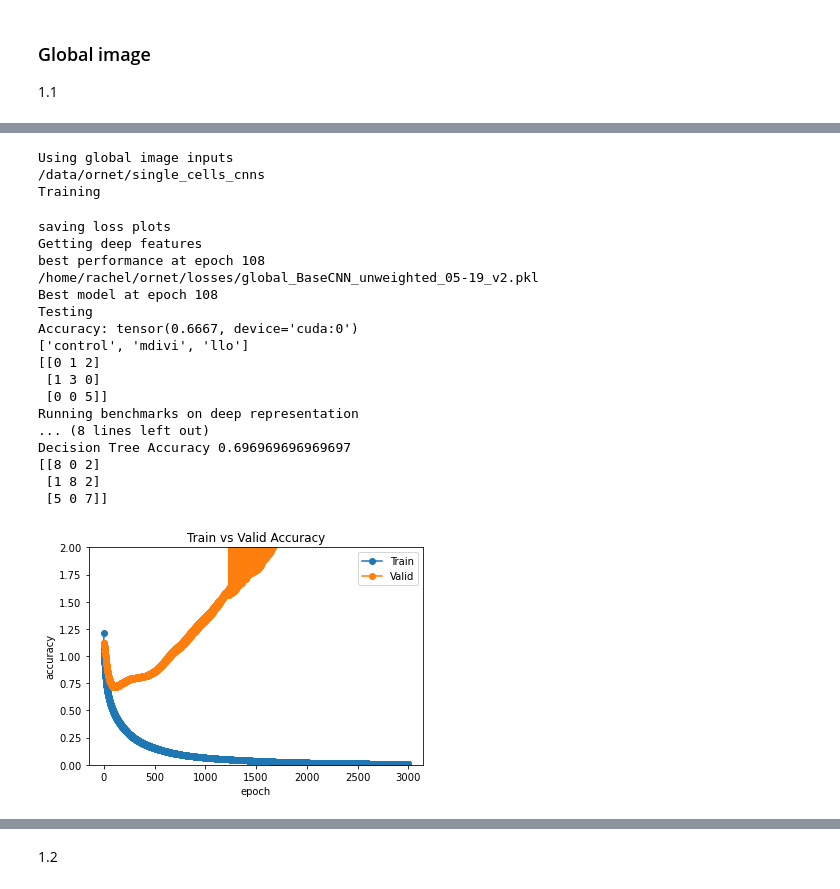
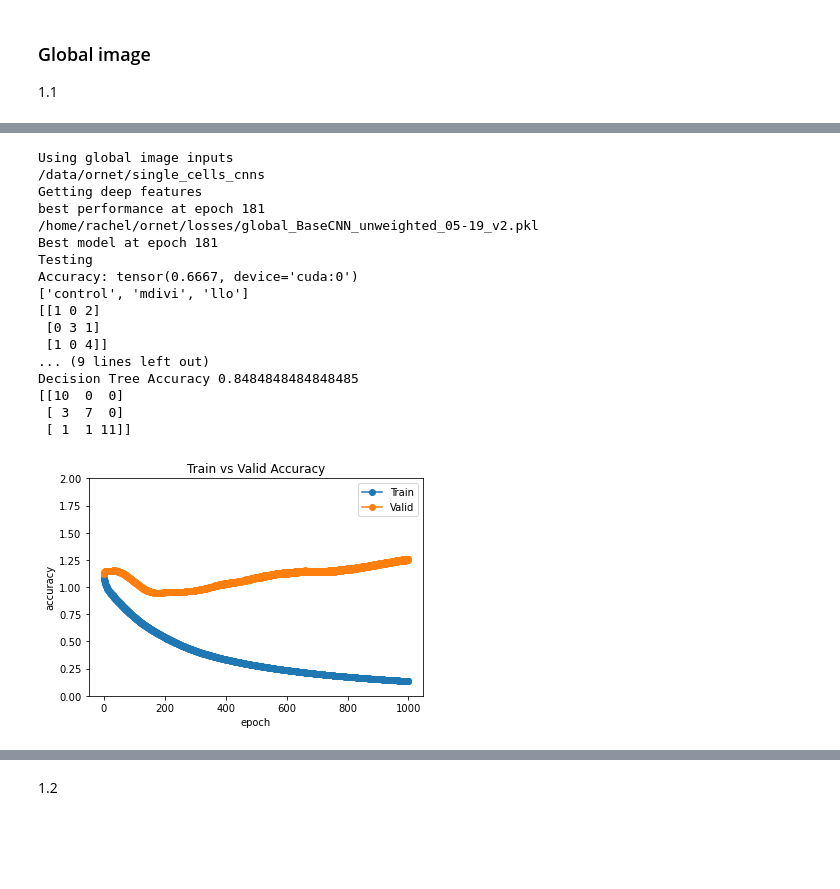
Before and after one commit to rmattson1008/ornet, a Jupyter notebook: benchmarks/experiments.ipynb, the cells around one changed output, grey strips where cells are left out. Drawn from its saved outputs; the diff is of its cells as text; code cells hidden in the pictures; blank space fills up the shorter version.

```diff
--- a/benchmarks/experiments.ipynb
+++ b/benchmarks/experiments.ipynb
@@ -69,7 +64,7 @@ from imblearn.over_sampling import SMOTE
 # %%
 def run_benchmarks(path_to_features):
 
-    with open('/home/rachel/ornet/representations/global_BaseCNN_unweighted_05-19.pkl', 'rb') as f:
+    with open(path_to_features, 'rb') as f:
         feature_df = pickle.load(f)
 
     X = feature_df.iloc[:, :-1]
@@ -142,7 +135,7 @@ class JupyterArgs:
         # self.save = True
         self.save_dir = "/home/rachel/ornet/models/"
         self.save_as = "model1.pth"
-        self.train = True
+        self.train = False
         # self.get_features = "/home/rachel/ornet/representations/"
         self.get_features = False
         self.get_losses = "/home/rachel/ornet/losses/"
@@ -194,52 +251,49 @@ args.save_losses = os.path.join(
 
 args.roi = False
 args.weighted_samples = False
-args.epochs = 3000
-args.lr = 1.8e-3
+args.epochs = 1000
+args.lr = 1e-3
 
 train_dataloader, test_dataloader, val_dataloader = get_dataloaders(
     args, accept_list, resize=28)
 
 model = BaseCNN()
 # model = ResNet18(in_channels=2, resblock=ResBlock, outputs=3)
 model.to(device)
 
 if args.train:
     print("Training")
     train(args, model, train_dataloader, val_dataloader, device=device)
 
 get_deep_features(args, model, [train_dataloader,
                   test_dataloader, val_dataloader], device=device)
 
 plot_losses(args.save_losses)
 
 checkpoint = torch.load(args.save_model)
 model.load_state_dict(checkpoint['state_dict'])
 print("Best model at epoch", checkpoint['epoch'])
 print("Testing")
 test(args, model, test_dataloader, device=device)
 
 print("Running benchmarks on deep representation")
 run_benchmarks(args.save_features)
 # %% [output]
 Using global image inputs
 /data/ornet/single_cells_cnns
-Training
+Getting deep features
+best performance at epoch 181
+/home/rachel/ornet/losses/global_BaseCNN_unweighted_05-19_v2.pkl
+Best model at epoch 181
+Testing
+Accuracy: tensor(0.6667, device='cuda:0')
+['control', 'mdivi', 'llo']
+[[1 0 2]
+ [0 3 1]
+ [1 0 4]]
+... (9 lines left out)
+Decision Tree Accuracy 0.8484848484848485
+[[10  0  0]
+ [ 3  7  0]
+ [ 1  1 11]]
-saving loss plots
-Getting deep features
-best performance at epoch 108
-/home/rachel/ornet/losses/global_BaseCNN_unweighted_05-19_v2.pkl
-Best model at epoch 108
-Testing
-Accuracy: tensor(0.6667, device='cuda:0')
-['control', 'mdivi', 'llo']
-[[0 1 2]
- [1 3 0]
- [0 0 5]]
-Running benchmarks on deep representation
-... (8 lines left out)
-Decision Tree Accuracy 0.696969696969697
-[[8 0 2]
- [1 8 2]
- [5 0 7]]
-[figure, old version]
+[figure, new version]
```
Also changed, not shown: parts of 15 cells of this notebook, 1 other file.
